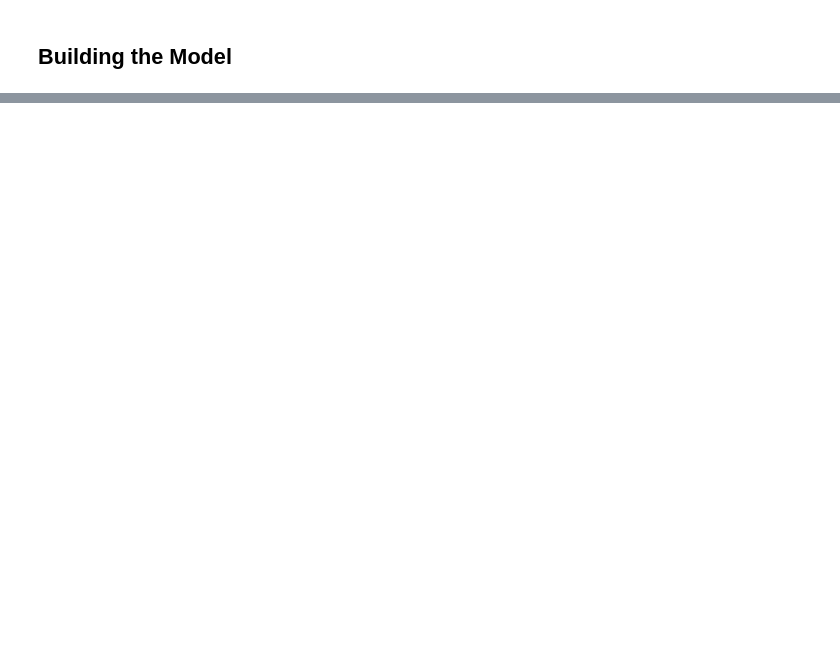
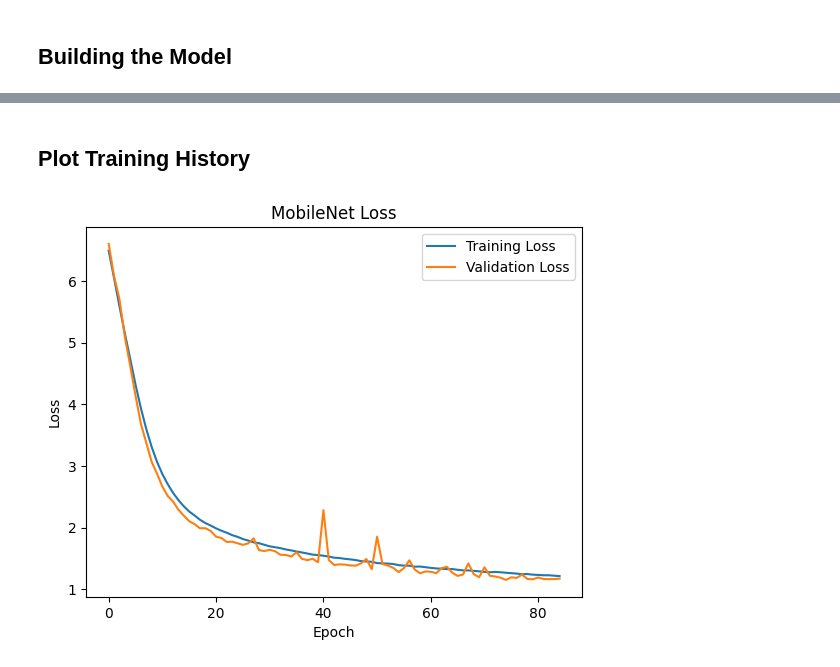
Before and after one commit to maxellmilay/mobilenet, a Jupyter notebook: training.ipynb, the cells around one changed output, grey strips where cells are left out. Cells and saved outputs as stored; diff of their text form; code cells hidden in the pictures; blank space fills up the shorter version.

```diff
--- a/training.ipynb
+++ b/training.ipynb
@@ -49,9 +121,9 @@ def mobilenet_block(x, filters, strides):
 
     return x
 # %%
-input = Input(shape=(224, 224, 3))
+input = Input(shape=(32, 32, 3))
 
-x = Conv2D(filters=32, kernel_size=3, strides=2, padding='same')(input)
+x = Conv2D(filters=32, kernel_size=3, strides=2, padding='same', kernel_regularizer=l2(0.001))(input)
 x = BatchNormalization()(x)
 x = ReLU()(x)
 
@@ -59,17 +131,18 @@ x = mobilenet_block(x, filters=64, strides=1)
 x = mobilenet_block(x, filters=128, strides=2)
 x = mobilenet_block(x, filters=128, strides=1)
 x = mobilenet_block(x, filters=256, strides=2)
+x = Dropout(0.5)(x)
 x = mobilenet_block(x, filters=256, strides=1)
 x = mobilenet_block(x, filters=512, strides=2)
+x = Dropout(0.5)(x)
 
-for _ in range(5):
+for _ in range(3):
     x = mobilenet_block(x, filters=512, strides=1)
 
 x = mobilenet_block(x, filters=1024, strides=2)
 x = mobilenet_block(x, filters=1024, strides=1)
 
-x = AvgPool2D(pool_size=7, strides=1, data_format='channels_first')(x)
-output = Dense(units=1000, activation='softmax')(x)
+x = GlobalAveragePooling2D()(x)
+output = Dense(units=10, activation='softmax')(x)
 
 model = Model(inputs=input, outputs=output)
-model.summary()
@@ -97,0 +183,17 @@ Model: "functional"
+# %%
+early_stopping = tf.keras.callbacks.EarlyStopping(patience=20,
+                                                  monitor='val_loss',
+                                                  restore_best_weights=True)
+# %%
+model.compile(
+    optimizer=Adam(learning_rate=0.0001),
+    loss=SparseCategoricalCrossentropy,
+    metrics=['accuracy']
+)
+# %%
+history = model.fit(
+    train_data,
+    validation_data=test_data,
+    epochs=200,
+    callbacks=[early_stopping]
+)
@@ -97,0 +218,12 @@ Model: "functional"
+# %% [markdown]
+## Plot Training History
+# %%
+plt.plot(history.history['loss'], label='Training Loss')
+plt.plot(history.history['val_loss'], label = 'Validation Loss')
+plt.title('MobileNet Loss')
+plt.xlabel('Epoch')
+plt.ylabel('Loss')
+plt.legend()
+plt.show()
+# %% [output]
+[figure, added]
```
Also changed, not shown: parts of 19 cells of this notebook.
